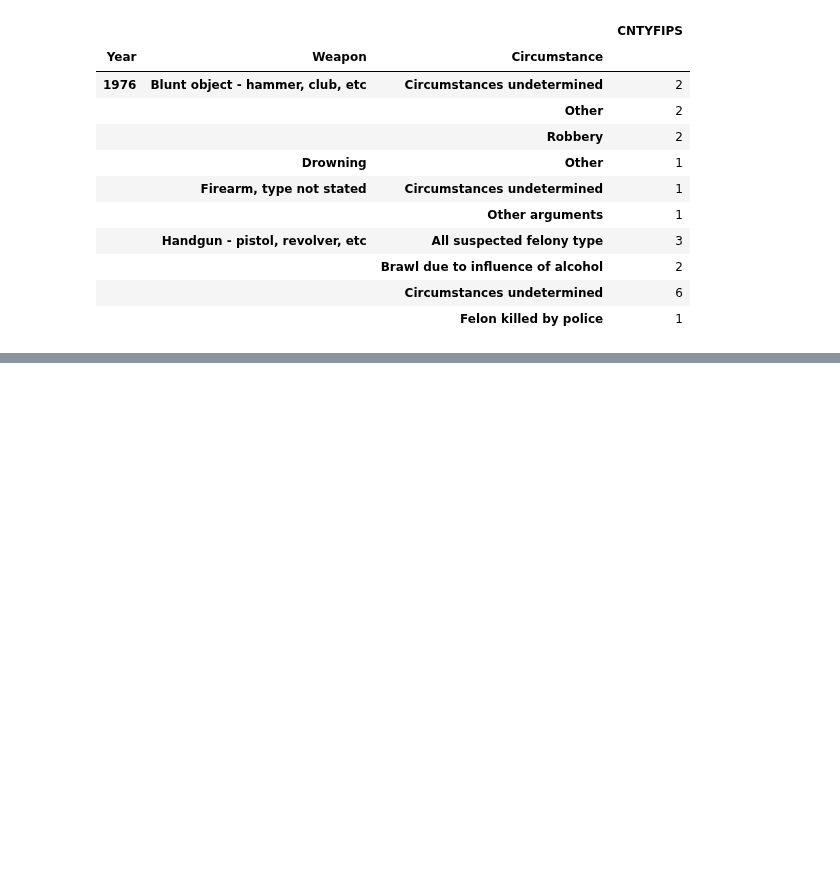
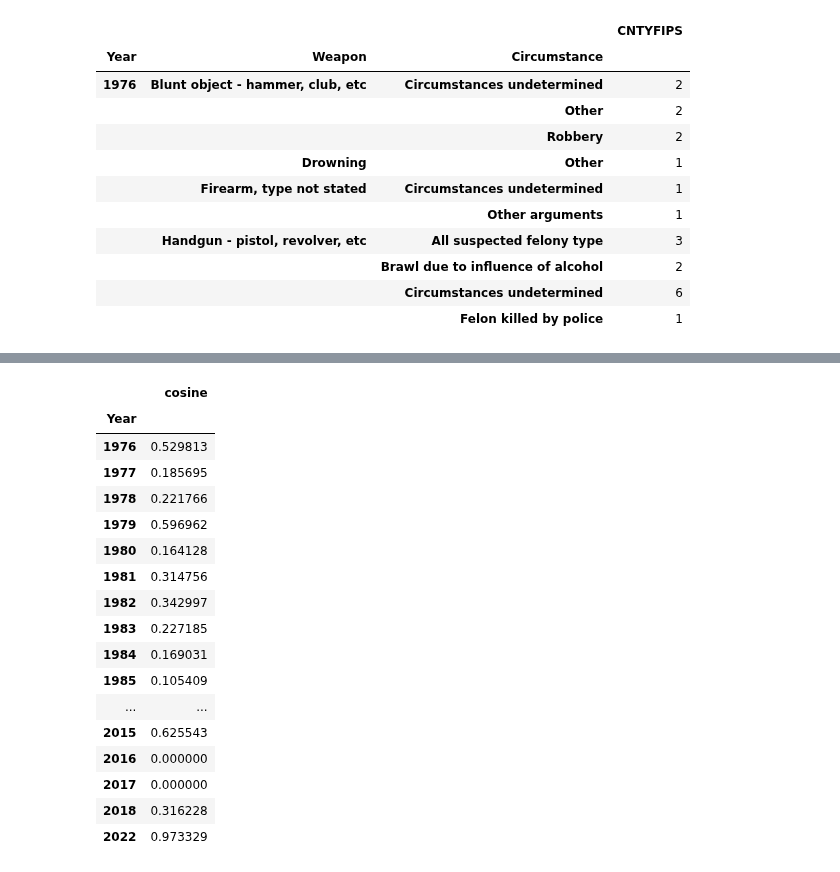
Before and after one commit to fadeeva/weird_projects, a Jupyter notebook: Serial_Killers/Outliers_in_Murder_Accountability_Project.ipynb, the cells around one changed output, grey strips where cells are left out. Drawn from its saved outputs; the diff is of its cells as text; code cells hidden in the pictures; blank space fills up the shorter version.

```diff
--- a/Serial_Killers/Outliers_in_Murder_Accountability_Project.ipynb
+++ b/Serial_Killers/Outliers_in_Murder_Accountability_Project.ipynb
@@ -509 +542,22 @@ intsc_columns = list(set(pivot_w.columns.to_list()).intersection(set(pivot_uw.co
+# %%
+pd.DataFrame(index=w.index, columns=['cosine'], data=np.diag(res))
+# %% [output]
+|  | cosine |
+| Year |  |
+| 1976 | 0.529813 |
+| 1977 | 0.185695 |
+| 1978 | 0.221766 |
+| 1979 | 0.596962 |
+| 1980 | 0.164128 |
+| 1981 | 0.314756 |
+| 1982 | 0.342997 |
+| 1983 | 0.227185 |
+| 1984 | 0.169031 |
+| 1985 | 0.105409 |
+| ... | ... |
+| 2015 | 0.625543 |
+| 2016 | 0.000000 |
+| 2017 | 0.000000 |
+| 2018 | 0.316228 |
+| 2022 | 0.973329 |
 # %%
```
Also changed, not shown: parts of 9 cells of this notebook.
